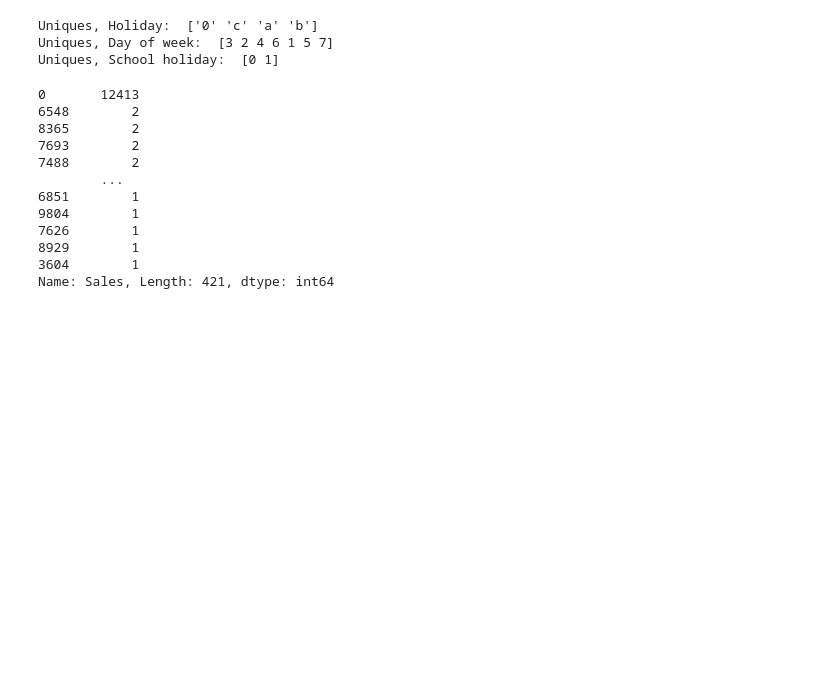
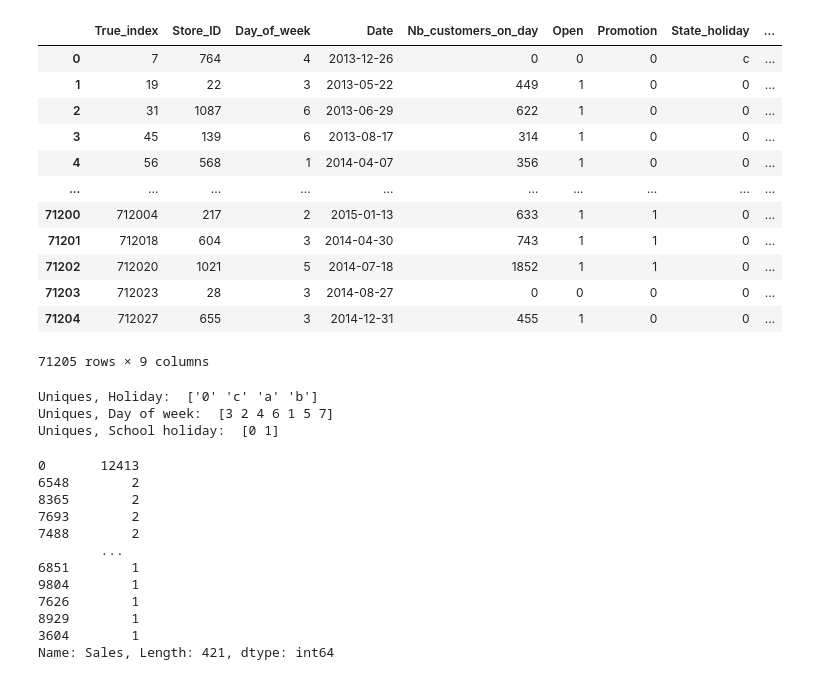
Before and after one commit to EdAz11/IronKaggle, a Jupyter notebook: ironkaggle_start.ipynb, the cells around one changed output. Drawn from its saved outputs; the diff is of its cells as text; code cells hidden in the pictures; blank space fills up the shorter version.

```diff
--- a/ironkaggle_start.ipynb
+++ b/ironkaggle_start.ipynb
@@ -27,3 +26,20 @@ dtype: object
+# %%
+final_data = pd.read_csv("dataset/validation_for_students.csv")
+final_data
+# %% [output]
+|  | True_index | Store_ID | Day_of_week | Date | Nb_customers_on_day | Open | Promotion | State_holiday | ... |
+| 0 | 7 | 764 | 4 | 2013-12-26 | 0 | 0 | 0 | c | ... |
+| 1 | 19 | 22 | 3 | 2013-05-22 | 449 | 1 | 0 | 0 | ... |
+| 2 | 31 | 1087 | 6 | 2013-06-29 | 622 | 1 | 0 | 0 | ... |
+| 3 | 45 | 139 | 6 | 2013-08-17 | 314 | 1 | 0 | 0 | ... |
+| 4 | 56 | 568 | 1 | 2014-04-07 | 356 | 1 | 0 | 0 | ... |
+| ... | ... | ... | ... | ... | ... | ... | ... | ... | ... |
+| 71200 | 712004 | 217 | 2 | 2015-01-13 | 633 | 1 | 1 | 0 | ... |
+| 71201 | 712018 | 604 | 3 | 2014-04-30 | 743 | 1 | 1 | 0 | ... |
+| 71202 | 712020 | 1021 | 5 | 2014-07-18 | 1852 | 1 | 1 | 0 | ... |
+| 71203 | 712023 | 28 | 3 | 2014-08-27 | 0 | 0 | 0 | 0 | ... |
+| 71204 | 712027 | 655 | 3 | 2014-12-31 | 455 | 1 | 0 | 0 | ... |
+71205 rows × 9 columns
 # %%
 print("Uniques, Holiday: ", data["State_holiday"].unique())
 print("Uniques, Day of week: ", data["Day_of_week"].unique())
```
Also changed, not shown: parts of 7 cells of this notebook, 6 other files.
